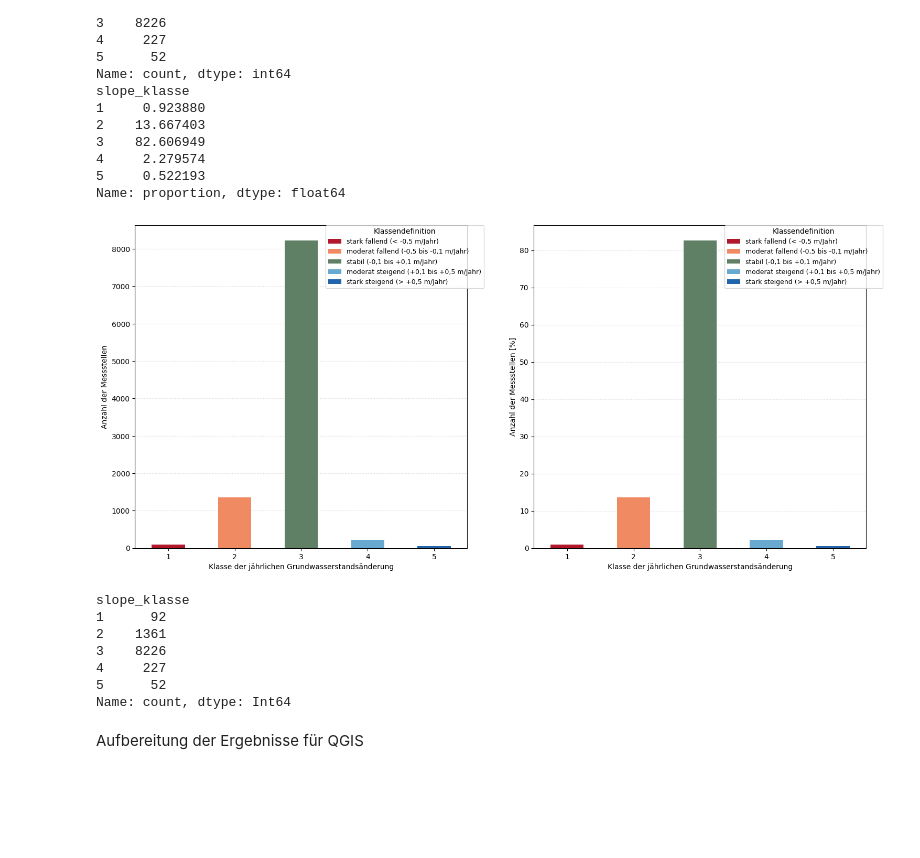
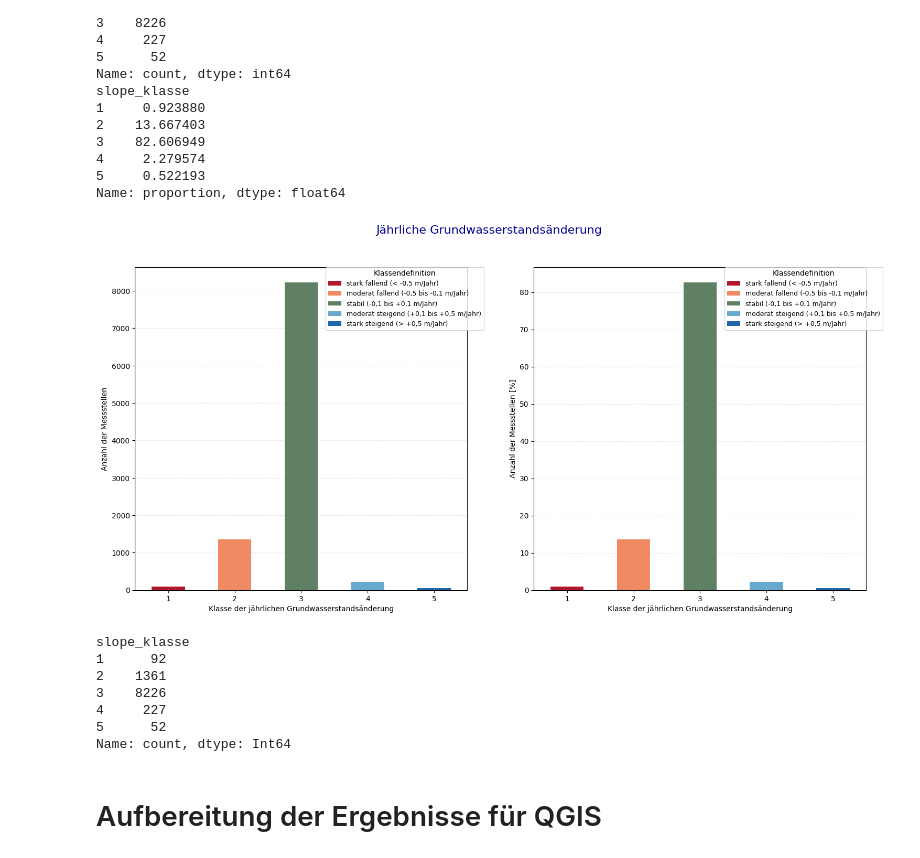
Before and after one commit to Maurinus83/DPP-GroundwaterNRW, a Jupyter notebook: notebooks/02_groundwater-NRW.ipynb, the cells around one changed output. Cells and saved outputs as stored; diff of their text form; code cells hidden in the pictures; blank space fills up the shorter version.

```diff
--- a/notebooks/02_groundwater-NRW.ipynb
+++ b/notebooks/02_groundwater-NRW.ipynb
@@ -204,21 +200,21 @@ ax[1].text(x=sum(ax[1].get_xlim()) / 2, y=sum(ax[1].get_ylim()) / 2,
            path_effects=[path_effects.Stroke(linewidth=2, foreground='#FAFAFA'), path_effects.Normal()],
            fontsize=12)
 
-for count in range(2):
+for axes in range(2):
     for jahr in range(10):
         start = jahr * tage_pro_jahr
         ende = (jahr + 1) * tage_pro_jahr
 
-        ax[count].axvspan(start, ende,
+        ax[axes].axvspan(start, ende,
                 color=("lightblue" if jahr % 2 == 0 else "lightgray"),
                 alpha=0.3)
 
     for jahr in range(11):   # 10 Jahre = 11 Marken
         x_pos = jahr * tage_pro_jahr
-        ax[count].axvline(x=x_pos, color="blue", linestyle=":", alpha=0.7, linewidth=0.2)
-        ax[count].text(
+        ax[axes].axvline(x=x_pos, color="blue", linestyle=":", alpha=0.7, linewidth=0.2)
+        ax[axes].text(
             x_pos,                          # x-Position
-            ax[count].get_ylim()[1],        # y-Position (oben)
+            ax[axes].get_ylim()[1],        # y-Position (oben)
             str(startjahr + jahr),          # Text
             ha="center", va="bottom",       # horizontale/vertikale Ausrichtung
             fontsize=9, color="blue"
@@ -311,7 +306,7 @@ farbklassen = {
     2: {"farbe": "#ef8a62", "label": "moderat fallend (-0,5 bis -0,1 m/Jahr)"},
     3: {"farbe": "#608066", "label": "stabil (-0,1 bis +0,1 m/Jahr)"},
     4: {"farbe": "#67a9cf", "label": "moderat steigend (+0,1 bis +0,5 m/Jahr)"},
-    5: {"farbe": "#2166ac", "label": "stark steigend (> +0,5 m/Jahr)"},
+    5: {"farbe": "#2166ac", "label": "stark steigend (> +0,5 m/Jahr)"}
 }
 
 counts = (
@@ -327,38 +322,42 @@ fig, ax = plt.subplots(figsize=[18, 8], nrows=1, ncols=2)
 
 df_mess_id_relevant.loc[:,'slope_klasse'].value_counts(normalize=False).sort_index().plot(kind='bar', ax=ax[0], color=farben_liste)
 df_mess_id_relevant.loc[:,'slope_klasse'].value_counts(normalize=True).sort_index().mul(100).plot(kind='bar', ax=ax[1], color=farben_liste)
+fig.suptitle('Jährliche Grundwasserstandsänderung', fontsize=16, color="darkblue")
+fig.set_tight_layout
 
+# ax[0].set_title(f"Messstelle (ID {random_relevant_ms})", fontsize=14, color="darkblue", pad=20)
+# ax[1].set_title(f"Messstelle (ID {random_irrelevant_ms})", fontsize=14, color="darkblue", pad=20)
 
 for axes in range(2):
 
     handles = [
     Patch(
         facecolor=patch.get_facecolor(),
         label=farbklassen[i]['label']
     )
     for i, patch in zip(counts.index, ax[axes].patches)
     ]
 
     ax[axes].grid(True, linestyle=':', alpha=0.5, axis='y')
     ax[axes].set_axisbelow(True)
     ax[axes].set_xlabel('Klasse der jährlichen Grundwasserstandsänderung', fontsize=10)
     ax[axes].set_xticklabels(['1', '2', '3', '4', '5'], rotation=0);
 
     if axes == 0:
         ax[axes].set_ylabel('Anzahl der Messstellen', fontsize=10)
     if axes == 1:
         ax[axes].set_ylabel('Anzahl der Messstellen [%]', fontsize=10)
 
     ax[axes].legend(
         handles=handles,
         title="Klassendefinition",
         loc="upper right",
         fontsize=9,
         bbox_to_anchor=(1.05, 1),
         borderaxespad=0
     )
 # %% [output]
-[figure, old version]
+[figure, new version]
 # %%
 counts
 # %% [output]
@@ -370,7 +369,7 @@ slope_klasse
 5      52
 Name: count, dtype: Int64
 # %% [markdown]
-Aufbereitung der Ergebnisse für QGIS
+# Aufbereitung der Ergebnisse für QGIS
 # %%
 # Einlesen der Grundwasser-Messstellen im Pickle-Format
 df_ms = pd.read_pickle("../data/processed/grundwasserdaten-NRW/GW-Messtellen.pkl")
```
Also changed, not shown: parts of 14 cells of this notebook.
